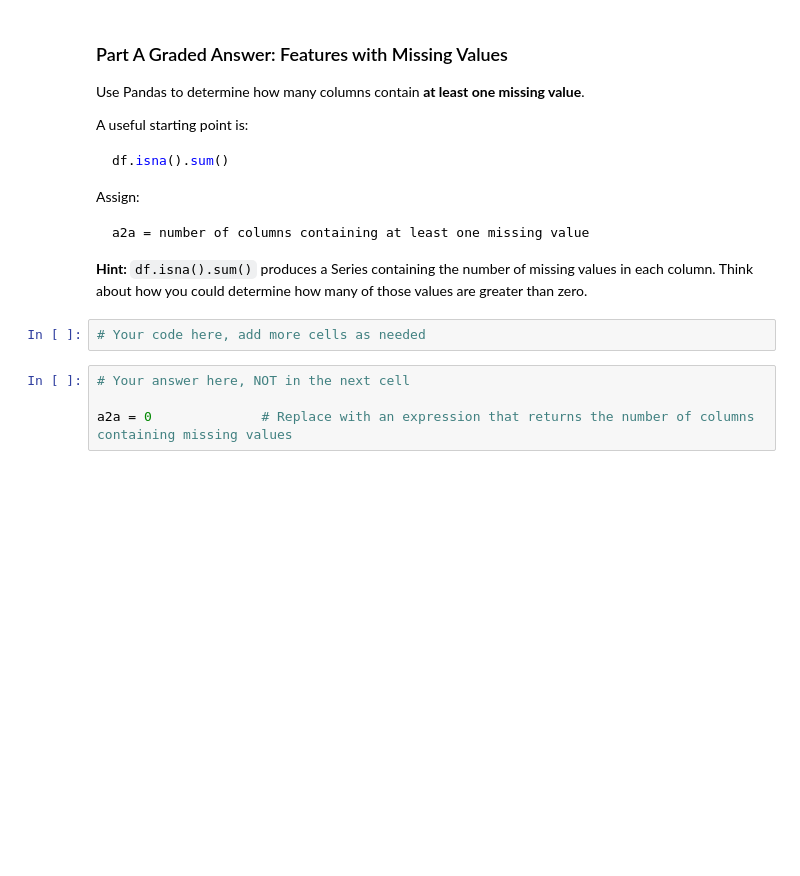
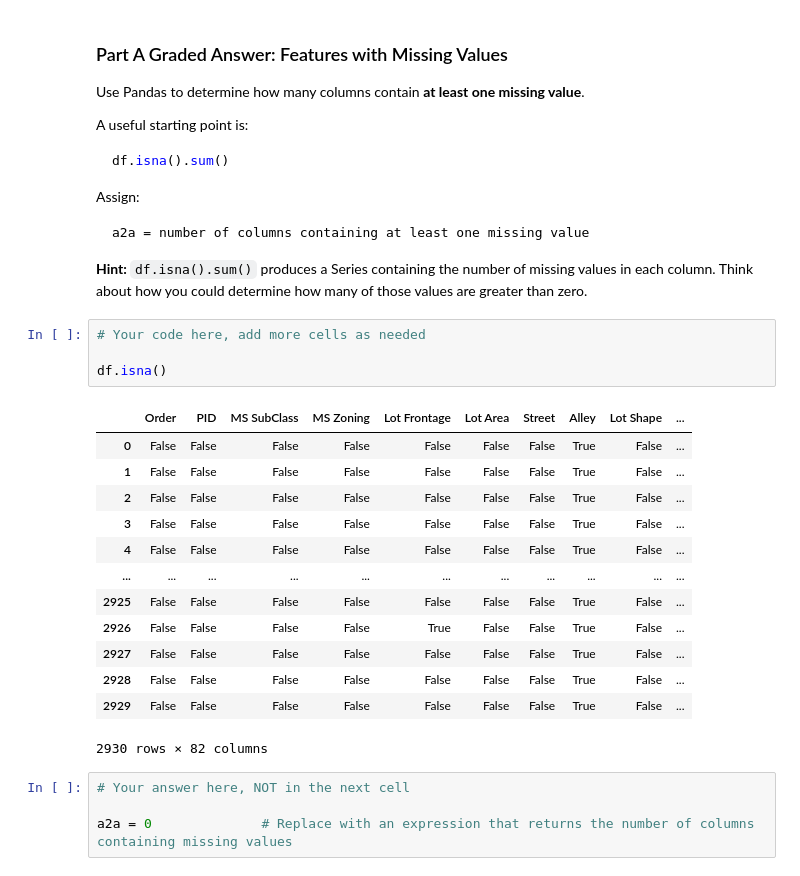
Before and after one commit to max-issokson-bu/DX603-Assignments, a Jupyter notebook: Homework_03.ipynb, the cells around one changed output. Cells and saved outputs as stored; diff of their text form; blank space fills up the shorter version.

```diff
--- a/Homework_03.ipynb
+++ b/Homework_03.ipynb
@@ -219,6 +230,22 @@ Assign:
 **Hint:** `df.isna().sum()` produces a Series containing the number of missing values in each column. Think about how you could determine how many of those values are greater than zero.
 # %%
 # Your code here, add more cells as needed
+
+df.isna()
+# %% [output]
+|  | Order | PID | MS SubClass | MS Zoning | Lot Frontage | Lot Area | Street | Alley | Lot Shape | ... |
+| 0 | False | False | False | False | False | False | False | True | False | ... |
+| 1 | False | False | False | False | False | False | False | True | False | ... |
+| 2 | False | False | False | False | False | False | False | True | False | ... |
+| 3 | False | False | False | False | False | False | False | True | False | ... |
+| 4 | False | False | False | False | False | False | False | True | False | ... |
+| ... | ... | ... | ... | ... | ... | ... | ... | ... | ... | ... |
+| 2925 | False | False | False | False | False | False | False | True | False | ... |
+| 2926 | False | False | False | False | True | False | False | True | False | ... |
+| 2927 | False | False | False | False | False | False | False | True | False | ... |
+| 2928 | False | False | False | False | False | False | False | True | False | ... |
+| 2929 | False | False | False | False | False | False | False | True | False | ... |
+2930 rows × 82 columns
 # %%
 # Your answer here, NOT in the next cell
 
```
Also changed, not shown: parts of 10 cells of this notebook, 2 other files.
